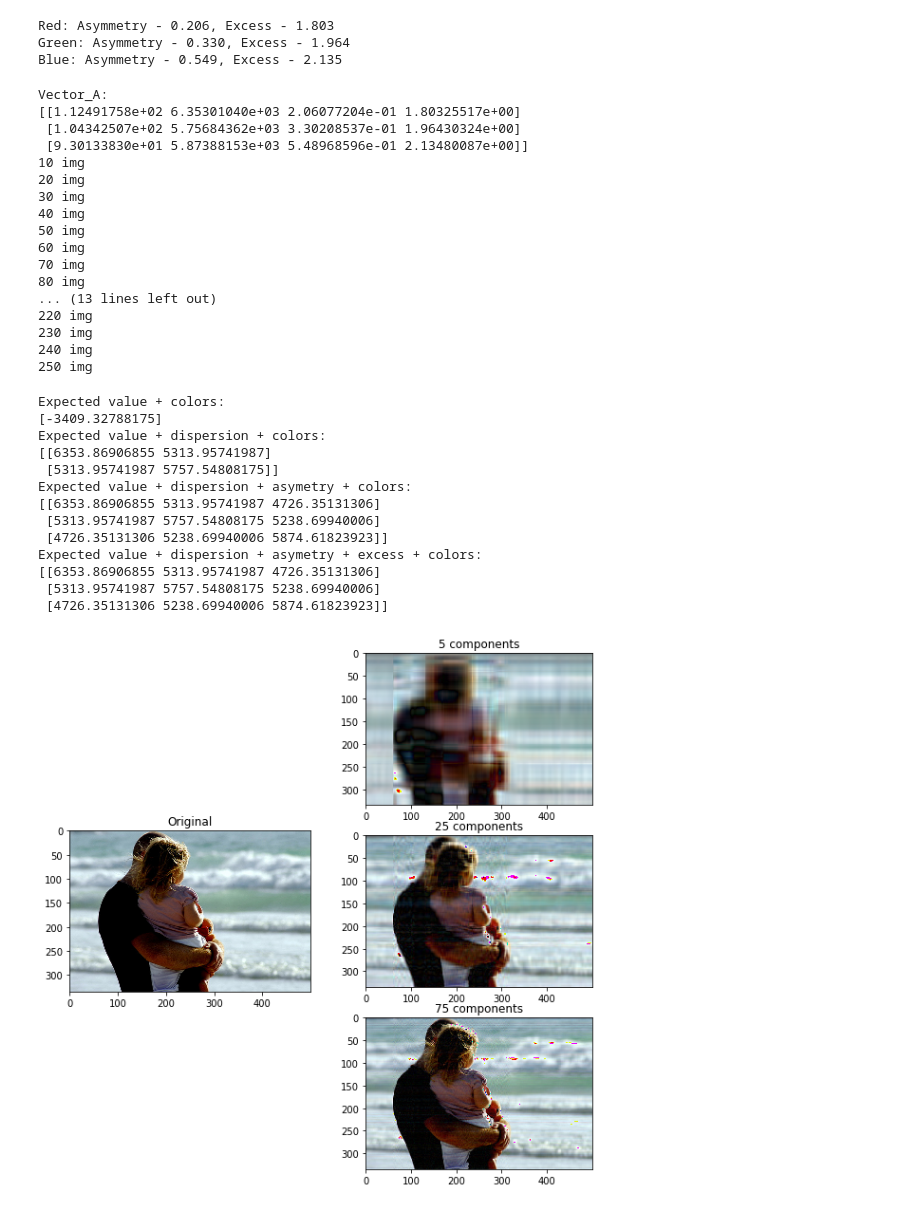
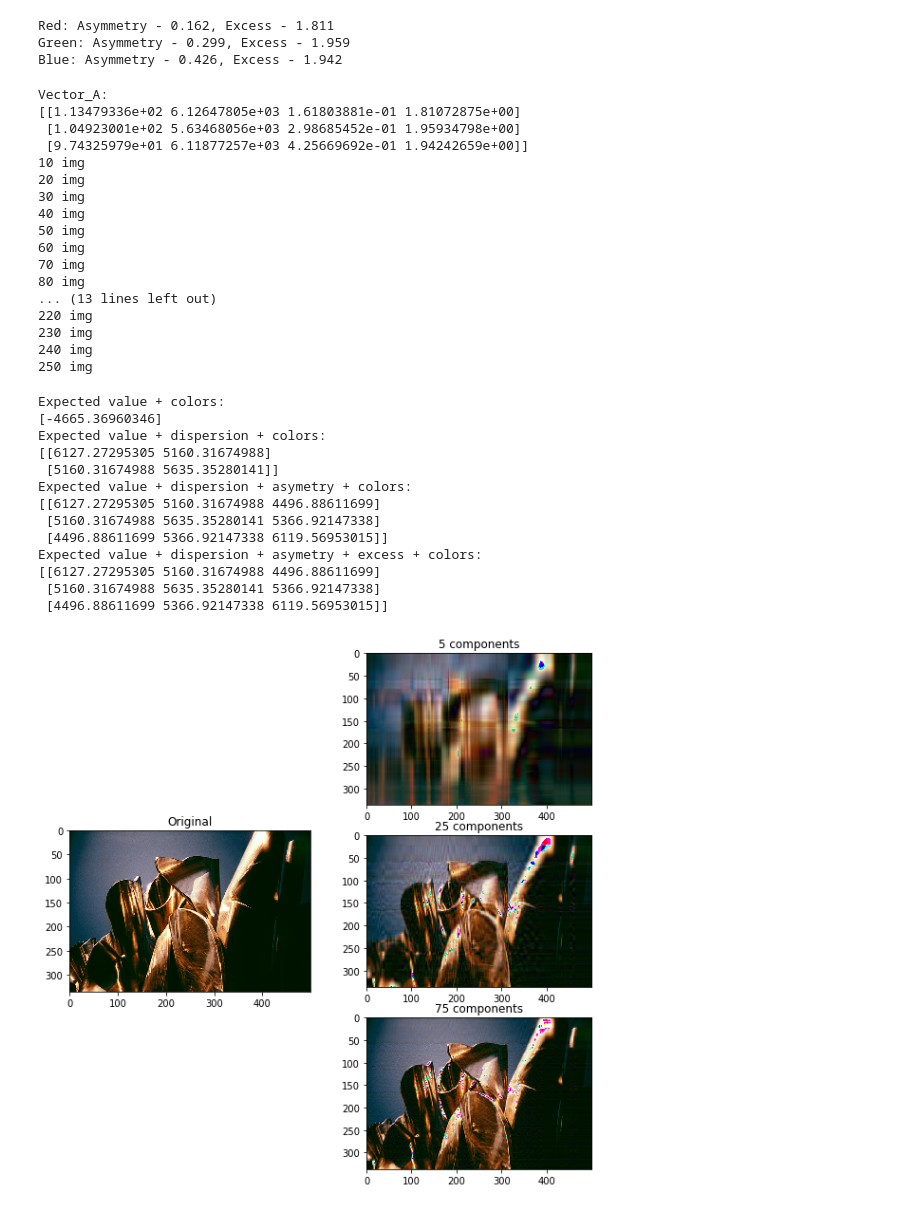
Before and after one commit to d-progonov/IPT-2020-FE91mp, a Jupyter notebook: Lab_2_NEW.ipynb, the cells around one changed output. Drawn from its saved outputs; the diff is of its cells as text; code cells hidden in the pictures.

```diff
--- a/Lab_2_NEW.ipynb
+++ b/Lab_2_NEW.ipynb
@@ -12,7 +12,7 @@ loaded_images = list()
 for i in range(250):
 	# load image
 	filename = 'im' + str(random_indexes[i]) + '.jpg'
-	img_data = image.imread('Q:/mirflickr25k/mirflickr/' + filename)
+	img_data = image.imread('E:/Labs/mirflickr/' + filename)
 	# store loaded image
 	loaded_images.append(img_data)
 	print('> loaded %s %s' % (filename, img_data.shape))
@@ -135,9 +135,9 @@ print('Green: Asymmetry - {0:.3f}, Excess - {1:.3f}'\
 print('Blue: Asymmetry - {0:.3f}, Excess - {1:.3f}'\
 .format(Asym_blue, Excess_blue))
 # %% [output]
-Red: Asymmetry - 0.206, Excess - 1.803
-Green: Asymmetry - 0.330, Excess - 1.964
-Blue: Asymmetry - 0.549, Excess - 2.135
+Red: Asymmetry - 0.162, Excess - 1.811
+Green: Asymmetry - 0.299, Excess - 1.959
+Blue: Asymmetry - 0.426, Excess - 1.942
 # %%
 #3. Gethering info vectors
 Vector_A = np.array([np.array([M_red, D_red, Asym_red, Excess_red]),
@@ -155,9 +155,9 @@ for image in loaded_images:
         print(str(itear) + " img")
 # %% [output]
 Vector_A:
-[[1.12491758e+02 6.35301040e+03 2.06077204e-01 1.80325517e+00]
- [1.04342507e+02 5.75684362e+03 3.30208537e-01 1.96430324e+00]
- [9.30133830e+01 5.87388153e+03 5.48968596e-01 2.13480087e+00]]
+[[1.13479336e+02 6.12647805e+03 1.61803881e-01 1.81072875e+00]
+ [1.04923001e+02 5.63468056e+03 2.98685452e-01 1.95934798e+00]
+ [9.74325979e+01 6.11877257e+03 4.25669692e-01 1.94242659e+00]]
 10 img
 20 img
 30 img
@@ -189,18 +189,18 @@ print("Expected value + dispersion + asymetry + colors:\n" + str(P_x2[:3, :3]))
 print("Expected value + dispersion + asymetry + excess + colors:\n" + str(P_x2[:4, :4]))
 # %% [output]
 Expected value + colors:
-[-3409.32788175]
+[-4665.36960346]
 Expected value + dispersion + colors:
-[[6353.86906855 5313.95741987]
- [5313.95741987 5757.54808175]]
+[[6127.27295305 5160.31674988]
+ [5160.31674988 5635.35280141]]
 Expected value + dispersion + asymetry + colors:
-[[6353.86906855 5313.95741987 4726.35131306]
- [5313.95741987 5757.54808175 5238.69940006]
- [4726.35131306 5238.69940006 5874.61823923]]
+[[6127.27295305 5160.31674988 4496.88611699]
+ [5160.31674988 5635.35280141 5366.92147338]
+ [4496.88611699 5366.92147338 6119.56953015]]
 Expected value + dispersion + asymetry + excess + colors:
-[[6353.86906855 5313.95741987 4726.35131306]
- [5313.95741987 5757.54808175 5238.69940006]
- [4726.35131306 5238.69940006 5874.61823923]]
+[[6127.27295305 5160.31674988 4496.88611699]
+ [5160.31674988 5635.35280141 5366.92147338]
+ [4496.88611699 5366.92147338 6119.56953015]]
 # %%
 #5. a.Restoring using PCA
 import scipy
@@ -209,7 +209,7 @@ import matplotlib.pyplot as plt
 import numpy as np
 from PIL import Image
 
-test_img = loaded_images[8]
+test_img = loaded_images[68]
 a_np = np.array(test_img)
 a_r = a_np[:,:,0]
 a_g = a_np[:,:,1]
@@ -228,35 +228,35 @@ def PCA_2d(image_2d, numpc):
 		eig_vec = eig_vec[:, range(numpc)]
 	score = np.dot(eig_vec.T, cov_mat)
 	recon = np.dot(eig_vec, score) + np.mean(image_2d).T
 	recon_img_mat = np.uint8(np.absolute(recon))
 	return recon_img_mat
 
 a_r_recon, a_g_recon, a_b_recon = PCA_2d(a_r, 5), PCA_2d(a_g, 5), PCA_2d(a_b, 5)
 recon_color_img = np.dstack((a_r_recon, a_g_recon, a_b_recon))
 fig=plt.figure(figsize=(10, 10))
 fig.add_subplot(1, 2, 1)
 plt.title('Original')
-plt.imshow(loaded_images[8])
+plt.imshow(loaded_images[68])
 fig.add_subplot(3, 2, 2)
 plt.title('5 components')
 plt.imshow(recon_color_img)
 
 a_r_recon, a_g_recon, a_b_recon = PCA_2d(a_r, 25), PCA_2d(a_g, 25), PCA_2d(a_b, 25)
 recon_color_img = np.dstack((a_r_recon, a_g_recon, a_b_recon))
 fig.add_subplot(3, 2, 4)
 plt.title('25 components')
 plt.imshow(recon_color_img)
 
 a_r_recon, a_g_recon, a_b_recon = PCA_2d(a_r, 75), PCA_2d(a_g, 75), PCA_2d(a_b, 75)
 recon_color_img = np.dstack((a_r_recon, a_g_recon, a_b_recon))
 fig.add_subplot(3, 2, 6)
 plt.title('75 components')
 plt.imshow(recon_color_img)
 plt.show()
 # recon_color_img = Image.fromarray(recon_color_img)
 # recon_color_img.show()
 # %% [output]
-[figure, old version]
+[figure, new version]
 # %%
 # b.calculating MSE
 def mse(imageA, imageB):
```
Also changed, not shown: parts of 7 cells of this notebook.
